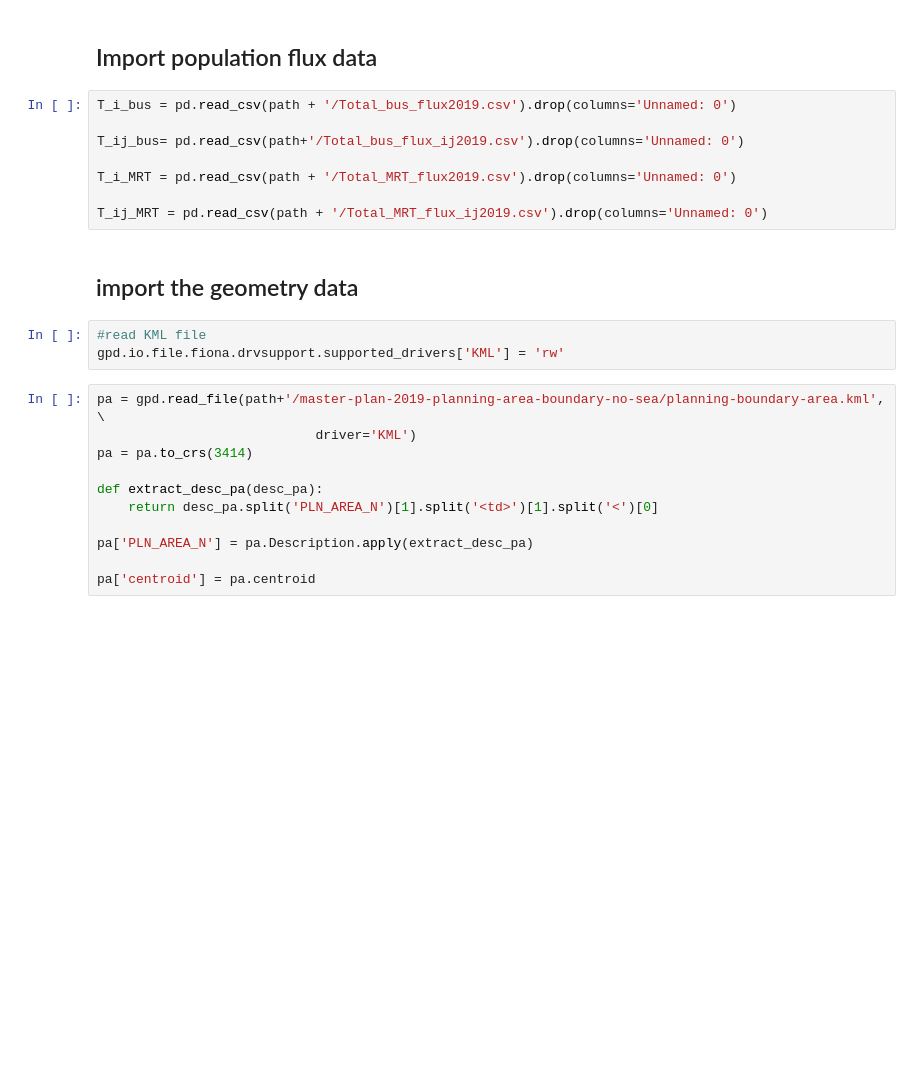
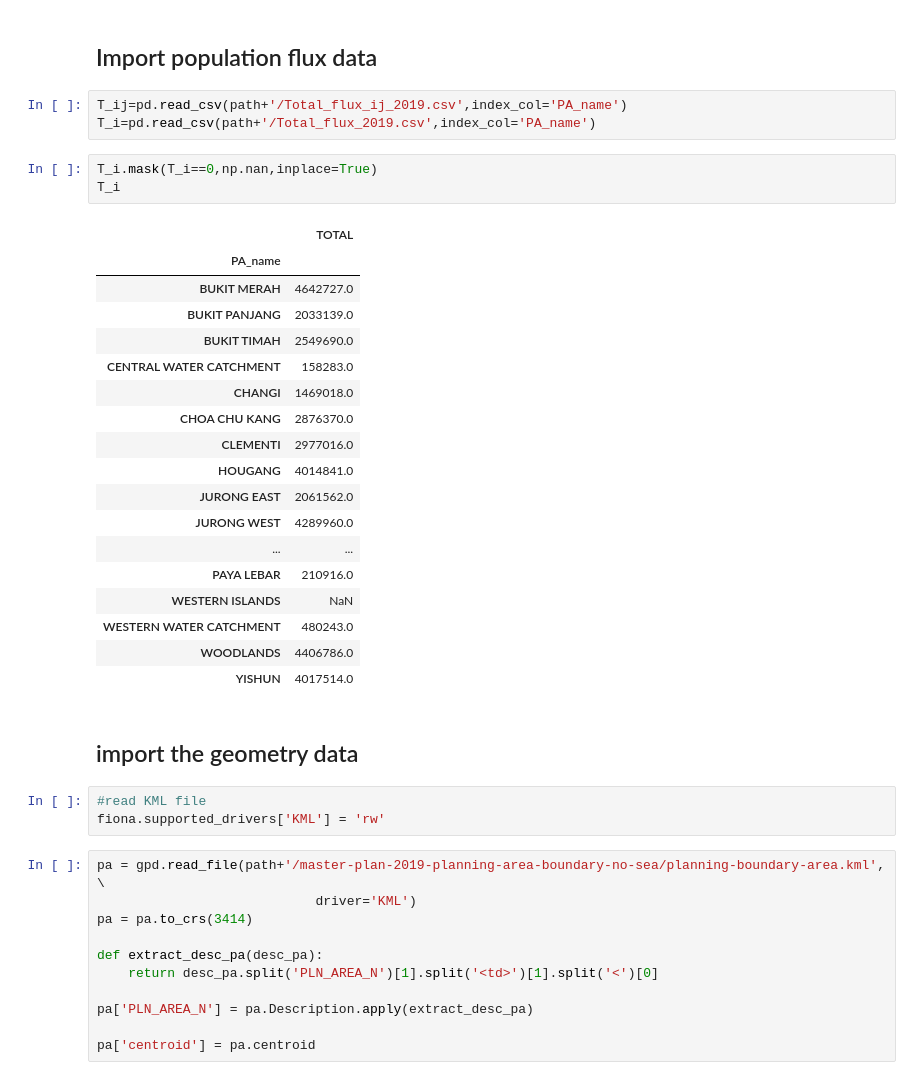
Before and after one commit to Pawpaw497/MPT-project, a Jupyter notebook: pre_gpr_2019.ipynb, the cells around one changed output. Cells and saved outputs as stored; diff of their text form; blank space fills up the shorter version.

```diff
--- a/pre_gpr_2019.ipynb
+++ b/pre_gpr_2019.ipynb
@@ -20,19 +24,36 @@ $$
 and $\langle T_{ij} \rangle$ means tha mean value of $T_{ij}$ within a period of time.
 # %% [markdown]
 ## Import population flux data
-# %%
-T_i_bus = pd.read_csv(path + '/Total_bus_flux2019.csv').drop(columns='Unnamed: 0')
-
-T_ij_bus= pd.read_csv(path+'/Total_bus_flux_ij2019.csv').drop(columns='Unnamed: 0')
-
-T_i_MRT = pd.read_csv(path + '/Total_MRT_flux2019.csv').drop(columns='Unnamed: 0')
-
-T_ij_MRT = pd.read_csv(path + '/Total_MRT_flux_ij2019.csv').drop(columns='Unnamed: 0')
+# %%
+T_ij=pd.read_csv(path+'/Total_flux_ij_2019.csv',index_col='PA_name')
+T_i=pd.read_csv(path+'/Total_flux_2019.csv',index_col='PA_name')
+# %%
+T_i.mask(T_i==0,np.nan,inplace=True)
+T_i
+# %% [output]
+|  | TOTAL |
+| PA_name |  |
+| BUKIT MERAH | 4642727.0 |
+| BUKIT PANJANG | 2033139.0 |
+| BUKIT TIMAH | 2549690.0 |
+| CENTRAL WATER CATCHMENT | 158283.0 |
+| CHANGI | 1469018.0 |
+| CHOA CHU KANG | 2876370.0 |
+| CLEMENTI | 2977016.0 |
+| HOUGANG | 4014841.0 |
+| JURONG EAST | 2061562.0 |
+| JURONG WEST | 4289960.0 |
+| ... | ... |
+| PAYA LEBAR | 210916.0 |
+| WESTERN ISLANDS | NaN |
+| WESTERN WATER CATCHMENT | 480243.0 |
+| WOODLANDS | 4406786.0 |
+| YISHUN | 4017514.0 |
 # %% [markdown]
 ## import the geometry data
 # %%
 #read KML file
-gpd.io.file.fiona.drvsupport.supported_drivers['KML'] = 'rw'
+fiona.supported_drivers['KML'] = 'rw'
 # %%
 pa = gpd.read_file(path+'/master-plan-2019-planning-area-boundary-no-sea/planning-boundary-area.kml', \
                             driver='KML')
```
Also changed, not shown: parts of 47 cells of this notebook, 7 other files.
